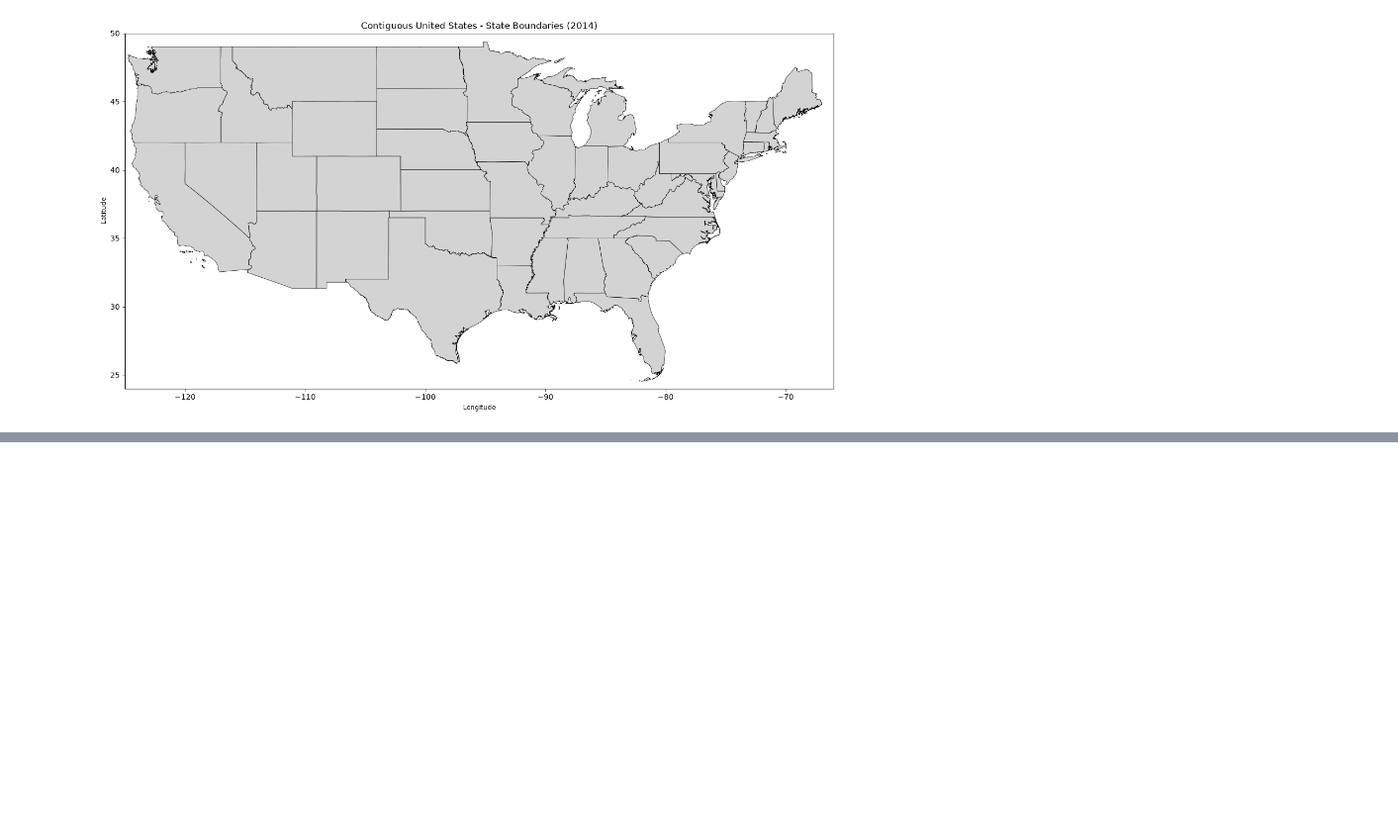
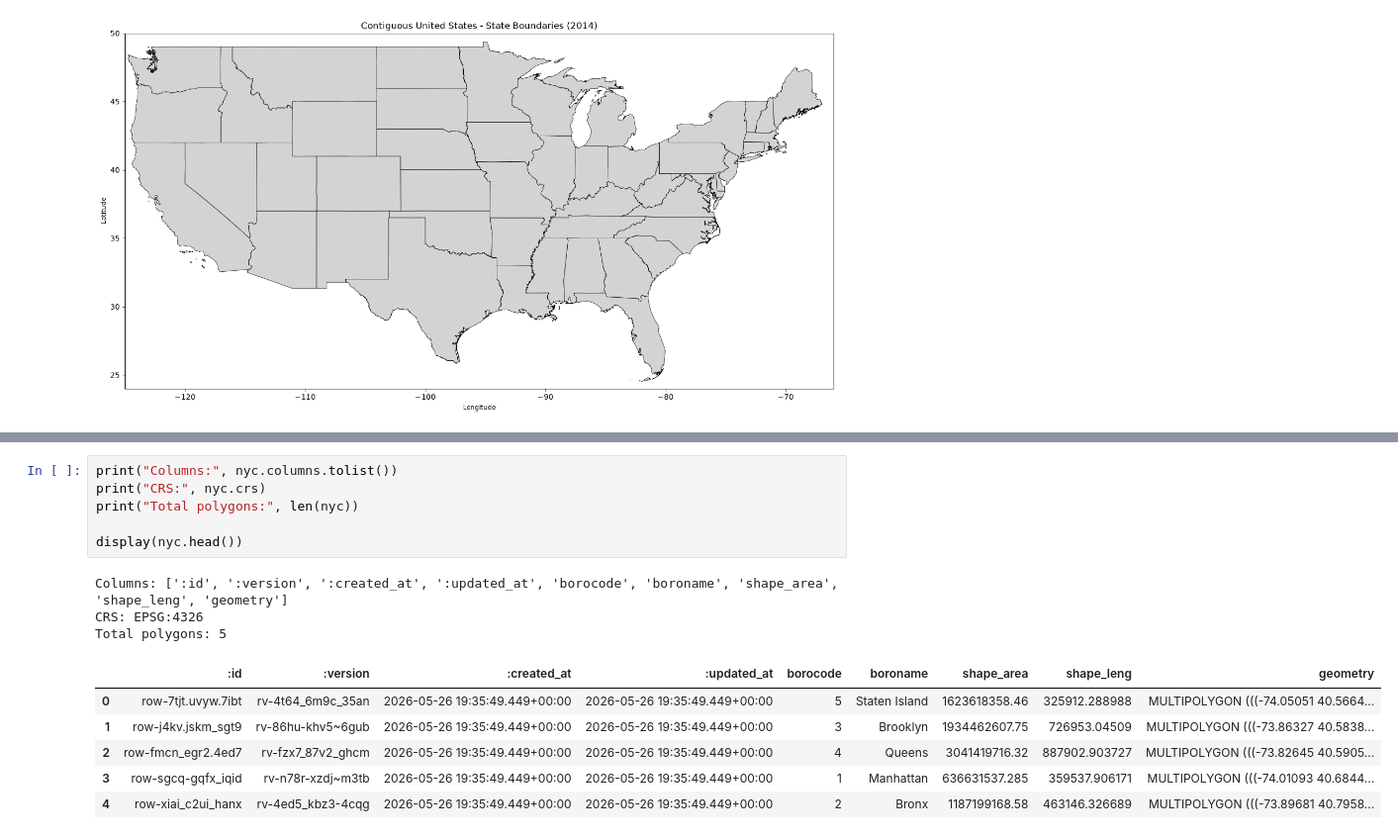
Before and after one commit to m4rnop/uber-pickup-demand-analysis, a Jupyter notebook: notebooks/01_data_understanding.ipynb, the cells around one changed output, grey strips where cells are left out. Shown at 99% size. Cells and saved outputs as stored; diff of their text form; blank space fills up the shorter version.

```diff
--- a/notebooks/01_data_understanding.ipynb
+++ b/notebooks/01_data_understanding.ipynb
@@ -524,0 +625,16 @@ plt.show()
+# %%
+print("Columns:", nyc.columns.tolist())
+print("CRS:", nyc.crs)
+print("Total polygons:", len(nyc))
+
+display(nyc.head())
+# %% [output]
+Columns: [':id', ':version', ':created_at', ':updated_at', 'borocode', 'boroname', 'shape_area', 'shape_leng', 'geometry']
+CRS: EPSG:4326
+Total polygons: 5
+|  | :id | :version | :created_at | :updated_at | borocode | boroname | shape_area | shape_leng | geometry |
+| 0 | row-7tjt.uvyw.7ibt | rv-4t64_6m9c_35an | 2026-05-26 19:35:49.449+00:00 | 2026-05-26 19:35:49.449+00:00 | 5 | Staten Island | 1623618358.46 | 325912.288988 | MULTIPOLYGON (((-74.05051 40.5664... |
+| 1 | row-j4kv.jskm_sgt9 | rv-86hu-khv5~6gub | 2026-05-26 19:35:49.449+00:00 | 2026-05-26 19:35:49.449+00:00 | 3 | Brooklyn | 1934462607.75 | 726953.04509 | MULTIPOLYGON (((-73.86327 40.5838... |
+| 2 | row-fmcn_egr2.4ed7 | rv-fzx7_87v2_ghcm | 2026-05-26 19:35:49.449+00:00 | 2026-05-26 19:35:49.449+00:00 | 4 | Queens | 3041419716.32 | 887902.903727 | MULTIPOLYGON (((-73.82645 40.5905... |
+| 3 | row-sgcq-gqfx_iqid | rv-n78r-xzdj~m3tb | 2026-05-26 19:35:49.449+00:00 | 2026-05-26 19:35:49.449+00:00 | 1 | Manhattan | 636631537.285 | 359537.906171 | MULTIPOLYGON (((-74.01093 40.6844... |
+| 4 | row-xiai_c2ui_hanx | rv-4ed5_kbz3-4cqg | 2026-05-26 19:35:49.449+00:00 | 2026-05-26 19:35:49.449+00:00 | 2 | Bronx | 1187199168.58 | 463146.326689 | MULTIPOLYGON (((-73.89681 40.7958... |
```
Also changed, not shown: parts of 9 cells of this notebook.
